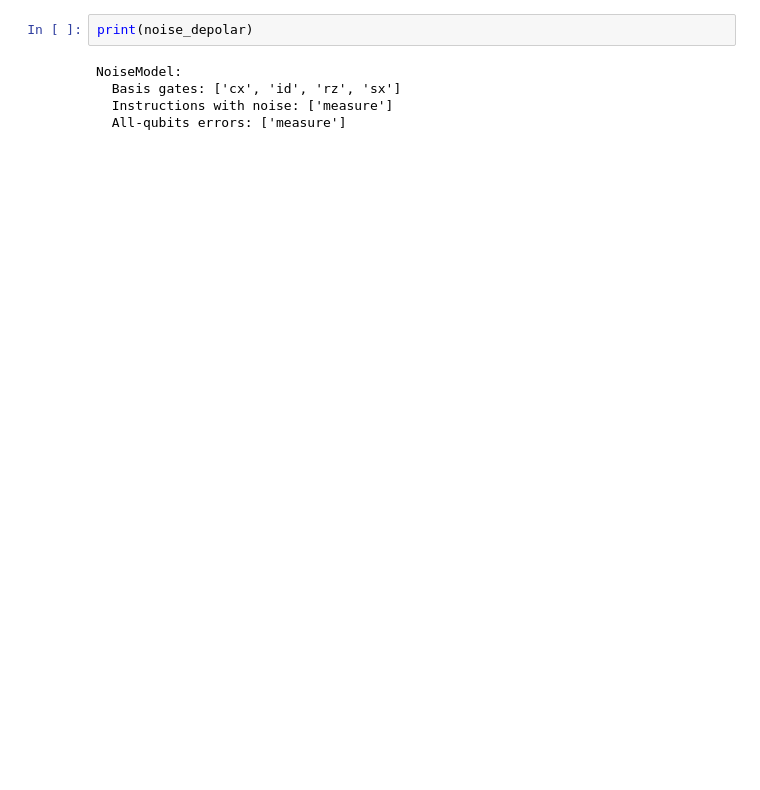
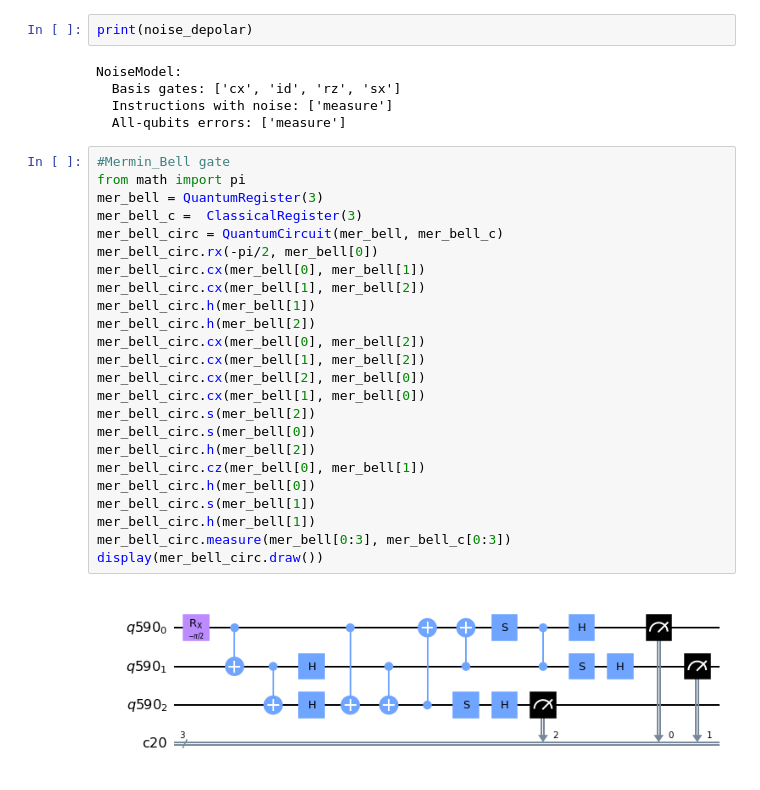
Before and after one commit to SakibulIslamSazzad/Quantum_Benchmarking, a Jupyter notebook: Quantum Benchmarking.ipynb, the cells around one changed output. Drawn from its saved outputs; the diff is of its cells as text; blank space fills up the shorter version.

```diff
--- a/Quantum Benchmarking.ipynb
+++ b/Quantum Benchmarking.ipynb
@@ -183,3 +222,29 @@ NoiseModel:
   Basis gates: ['cx', 'id', 'rz', 'sx']
   Instructions with noise: ['measure']
   All-qubits errors: ['measure']
+# %%
+#Mermin_Bell gate
+from math import pi
+mer_bell = QuantumRegister(3)
+mer_bell_c =  ClassicalRegister(3)
+mer_bell_circ = QuantumCircuit(mer_bell, mer_bell_c)
+mer_bell_circ.rx(-pi/2, mer_bell[0])
+mer_bell_circ.cx(mer_bell[0], mer_bell[1])
+mer_bell_circ.cx(mer_bell[1], mer_bell[2])
+mer_bell_circ.h(mer_bell[1])
+mer_bell_circ.h(mer_bell[2])
+mer_bell_circ.cx(mer_bell[0], mer_bell[2])
+mer_bell_circ.cx(mer_bell[1], mer_bell[2])
+mer_bell_circ.cx(mer_bell[2], mer_bell[0])
+mer_bell_circ.cx(mer_bell[1], mer_bell[0])
+mer_bell_circ.s(mer_bell[2])
+mer_bell_circ.s(mer_bell[0])
+mer_bell_circ.h(mer_bell[2])
+mer_bell_circ.cz(mer_bell[0], mer_bell[1])
+mer_bell_circ.h(mer_bell[0])
+mer_bell_circ.s(mer_bell[1])
+mer_bell_circ.h(mer_bell[1])
+mer_bell_circ.measure(mer_bell[0:3], mer_bell_c[0:3])
+display(mer_bell_circ.draw())
+# %% [output]
+[figure, added]
```
Also changed, not shown: parts of 30 cells of this notebook.
